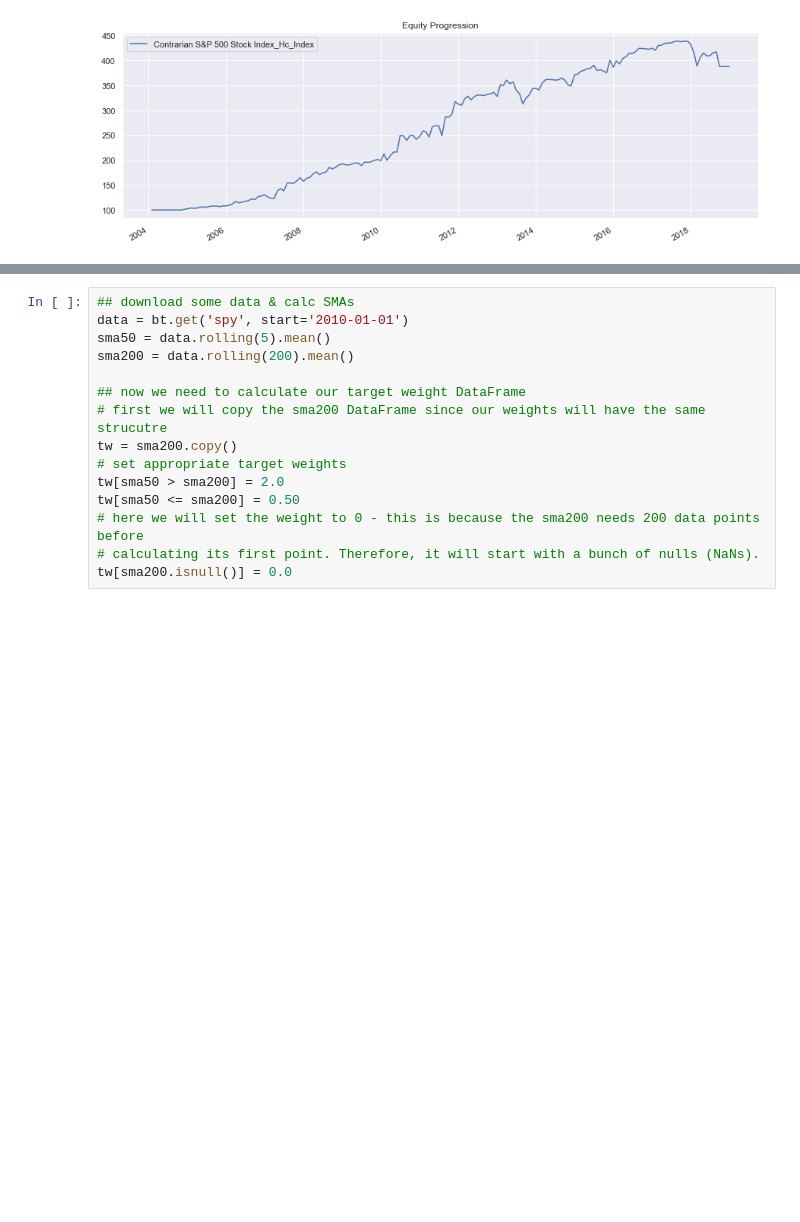
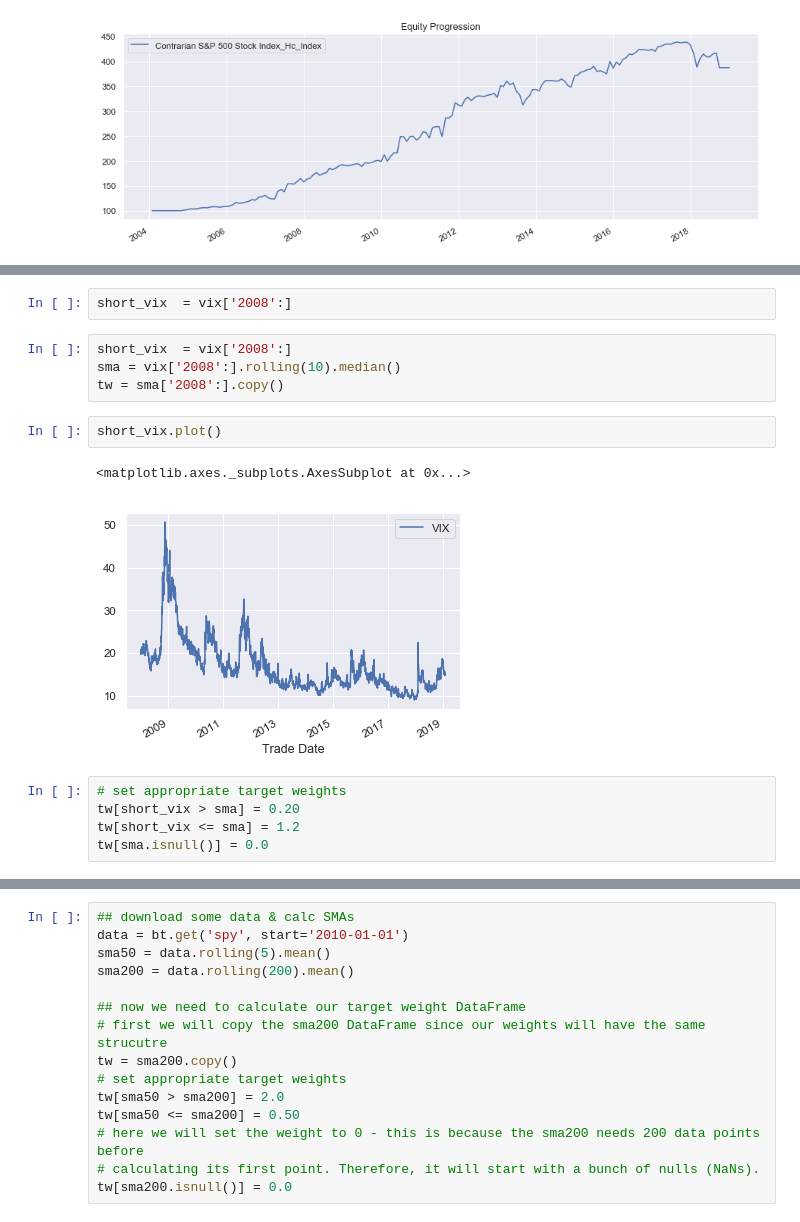
Before and after one commit to TMQR/SG_Discovery, a Jupyter notebook: PAM Portfolio Construction.ipynb, the cells around one changed output, grey strips where cells are left out. Saved outputs shown, nothing was run; the diff lists cells and outputs as text; blank space fills up the shorter version.

```diff
--- a/PAM Portfolio Construction.ipynb
+++ b/PAM Portfolio Construction.ipynb
@@ -214,0 +307,16 @@ Win 12m %            89.35%                                     73.96%
+# %%
+short_vix  = vix['2008':]
+# %%
+short_vix  = vix['2008':]
+sma = vix['2008':].rolling(10).median()
+tw = sma['2008':].copy()
+# %%
+short_vix.plot()
+# %% [output]
+<matplotlib.axes._subplots.AxesSubplot at 0x...>
+[figure, added]
+# %%
+# set appropriate target weights
+tw[short_vix > sma] = 0.20
+tw[short_vix <= sma] = 1.2
+tw[sma.isnull()] = 0.0
```
Also changed, not shown: parts of 70 cells of this notebook, 1 other file.
